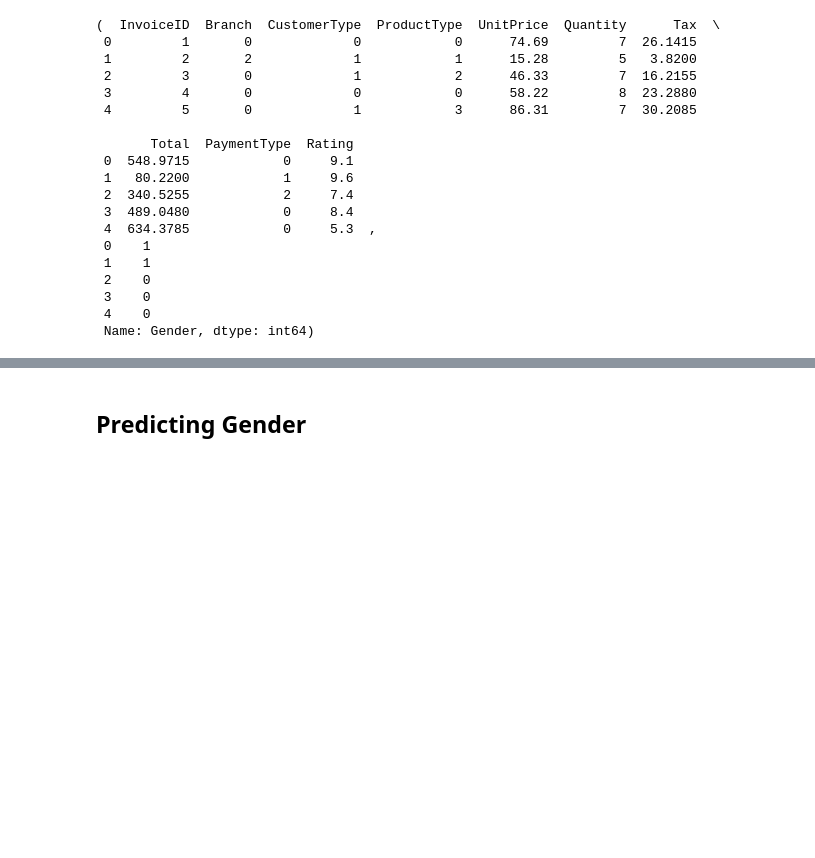
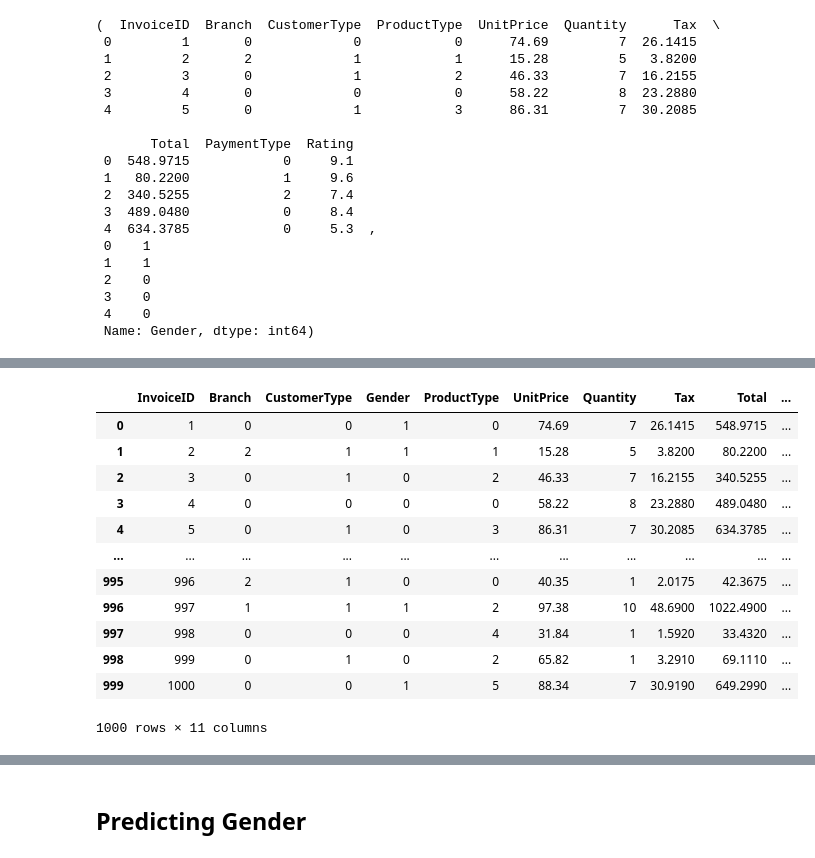
Before and after one commit to Gauranga2022/DMML-Course-CMI-2023-25, a Jupyter notebook: DMML_assignment_1.ipynb, the cells around one changed output, grey strips where cells are left out. Drawn from its saved outputs; the diff is of its cells as text; code cells hidden in the pictures; blank space fills up the shorter version.

```diff
--- a/DMML_assignment_1.ipynb
+++ b/DMML_assignment_1.ipynb
@@ -546,0 +648,16 @@ Y_test = Y_test.astype('int')
+# %%
+df1
+# %% [output]
+|  | InvoiceID | Branch | CustomerType | Gender | ProductType | UnitPrice | Quantity | Tax | Total | ... |
+| 0 | 1 | 0 | 0 | 1 | 0 | 74.69 | 7 | 26.1415 | 548.9715 | ... |
+| 1 | 2 | 2 | 1 | 1 | 1 | 15.28 | 5 | 3.8200 | 80.2200 | ... |
+| 2 | 3 | 0 | 1 | 0 | 2 | 46.33 | 7 | 16.2155 | 340.5255 | ... |
+| 3 | 4 | 0 | 0 | 0 | 0 | 58.22 | 8 | 23.2880 | 489.0480 | ... |
+| 4 | 5 | 0 | 1 | 0 | 3 | 86.31 | 7 | 30.2085 | 634.3785 | ... |
+| ... | ... | ... | ... | ... | ... | ... | ... | ... | ... | ... |
+| 995 | 996 | 2 | 1 | 0 | 0 | 40.35 | 1 | 2.0175 | 42.3675 | ... |
+| 996 | 997 | 1 | 1 | 1 | 2 | 97.38 | 10 | 48.6900 | 1022.4900 | ... |
+| 997 | 998 | 0 | 0 | 0 | 4 | 31.84 | 1 | 1.5920 | 33.4320 | ... |
+| 998 | 999 | 0 | 1 | 0 | 2 | 65.82 | 1 | 3.2910 | 69.1110 | ... |
+| 999 | 1000 | 0 | 0 | 1 | 5 | 88.34 | 7 | 30.9190 | 649.2990 | ... |
+1000 rows × 11 columns
```
Also changed, not shown: parts of 36 cells of this notebook.
